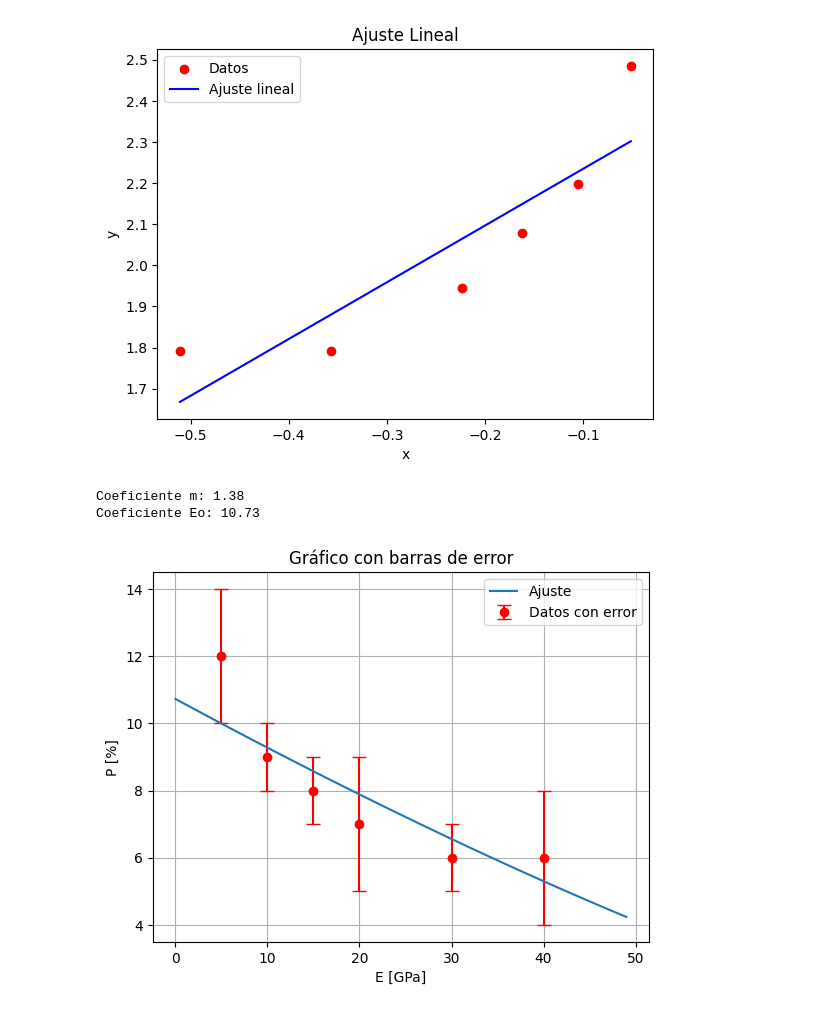
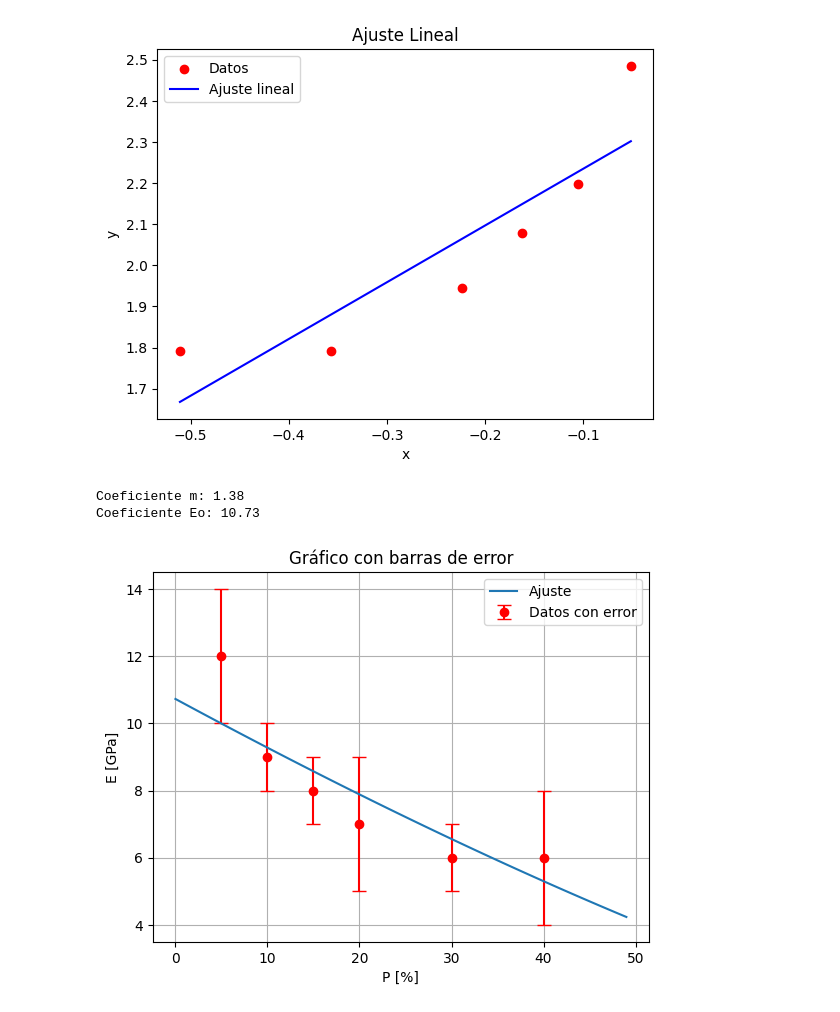
Before and after one commit to RoyGuz/MPP-ITJS-CondoriRoyer, a Jupyter notebook: MPP-Practicas/Guia1/Guia1-Ej6.ipynb, the cells around one changed output. Drawn from its saved outputs; the diff is of its cells as text; code cells hidden in the pictures.

```diff
--- a/MPP-Practicas/Guia1/Guia1-Ej6.ipynb
+++ b/MPP-Practicas/Guia1/Guia1-Ej6.ipynb
@@ -98,30 +98,30 @@ a - Pendiente: 1.3793355208070832
 # %%
 # La funcion de ajuste de los datos segun la bibliografia es:
 
 m = a               # Pendiente de la recta de ajuste
 Eo = np.exp(b)      # Termino independiente
 
 Px = np.arange(0,50,1)
 
 Ey = Eo * (1 - Px/100)**m
 
 print(f'Coeficiente m: {m:.2f}')
 print(f'Coeficiente Eo: {Eo:.2f}')
 
 # Graficar con barras de error
 plt.errorbar(P, E, yerr=error, fmt='o', capsize=5, capthick=1, color='r', label="Datos con error")
 plt.plot(Px,Ey, label = "Ajuste")
 
 # Personalizar el gráfico
-plt.xlabel("E [GPa]")
-plt.ylabel("P [%]")
+plt.ylabel("E [GPa]")
+plt.xlabel("P [%]")
 plt.title("Gráfico con barras de error")
 plt.legend()
 plt.grid(True)
 
 # Mostrar el gráfico
 plt.show()
 # %% [output]
 Coeficiente m: 1.38
 Coeficiente Eo: 10.73
-[figure, old version]
+[figure, new version]
```
Also changed, not shown: parts of 1 cell of this notebook, 4 other files.
